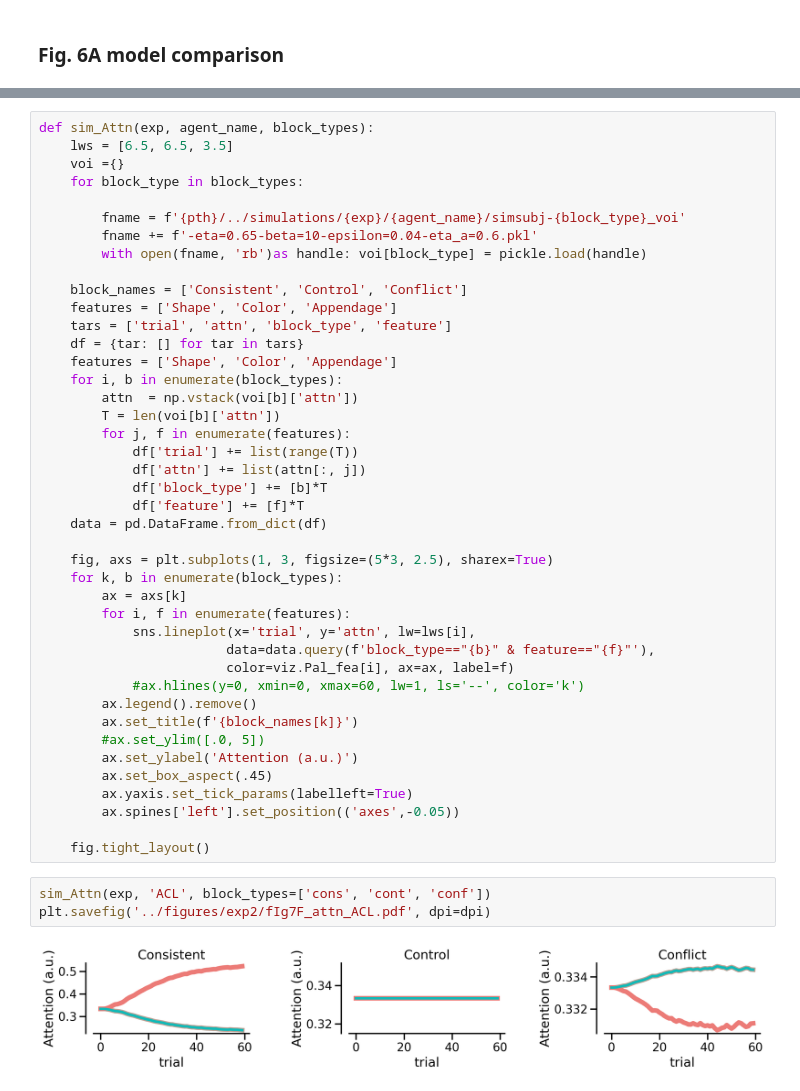
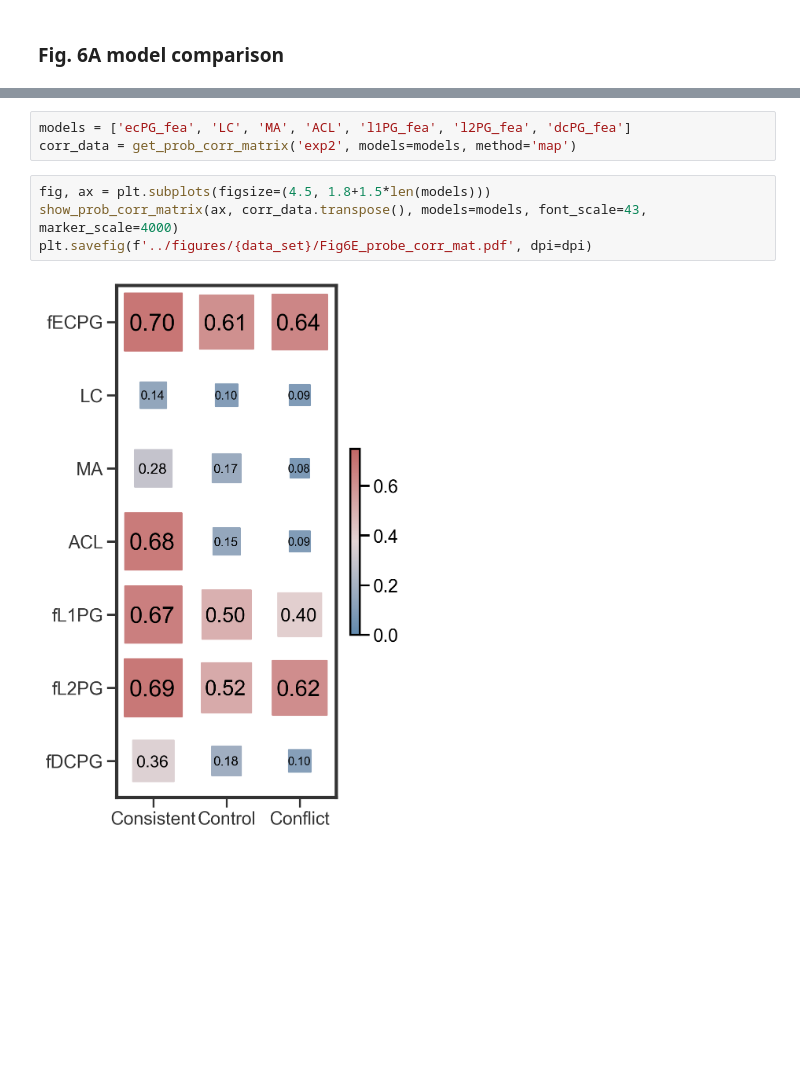
Before and after one commit to fangzefunny/ecpg, a Jupyter notebook: visualization/Fig7.ipynb, the cells around one changed output, grey strips where cells are left out. Drawn from its saved outputs; the diff is of its cells as text; blank space fills up the shorter version.

```diff
--- a/visualization/Fig7.ipynb
+++ b/visualization/Fig7.ipynb
@@ -176,47 +79,9 @@ plt.savefig('../figures/exp2/fIg7E_LClatent.pdf', dpi=dpi)
-# %%
-def sim_Attn(exp, agent_name, block_types):
-    lws = [6.5, 6.5, 3.5]
-    voi ={}
-    for block_type in block_types:
-
-        fname = f'{pth}/../simulations/{exp}/{agent_name}/simsubj-{block_type}_voi'
-        fname += f'-eta=0.65-beta=10-epsilon=0.04-eta_a=0.6.pkl'
-        with open(fname, 'rb')as handle: voi[block_type] = pickle.load(handle)
-
-    block_names = ['Consistent', 'Control', 'Conflict']
-    features = ['Shape', 'Color', 'Appendage']
-    tars = ['trial', 'attn', 'block_type', 'feature']
-    df = {tar: [] for tar in tars}
-    features = ['Shape', 'Color', 'Appendage']
-    for i, b in enumerate(block_types):
-        attn  = np.vstack(voi[b]['attn'])
-        T = len(voi[b]['attn'])
-        for j, f in enumerate(features):
-            df['trial'] += list(range(T))
-            df['attn'] += list(attn[:, j])
-            df['block_type'] += [b]*T
-            df['feature'] += [f]*T
-    data = pd.DataFrame.from_dict(df)
-
-    fig, axs = plt.subplots(1, 3, figsize=(5*3, 2.5), sharex=True)
-    for k, b in enumerate(block_types):
-        ax = axs[k]
-        for i, f in enumerate(features):
-            sns.lineplot(x='trial', y='attn', lw=lws[i],
-                        data=data.query(f'block_type=="{b}" & feature=="{f}"'),
-                        color=viz.Pal_fea[i], ax=ax, label=f)
-            #ax.hlines(y=0, xmin=0, xmax=60, lw=1, ls='--', color='k')
-        ax.legend().remove()
-        ax.set_title(f'{block_names[k]}')
-        #ax.set_ylim([.0, 5])
-        ax.set_ylabel('Attention (a.u.)')
-        ax.set_box_aspect(.45)
-        ax.yaxis.set_tick_params(labelleft=True)
-        ax.spines['left'].set_position(('axes',-0.05))
-
-    fig.tight_layout()
-# %%
-sim_Attn(exp, 'ACL', block_types=['cons', 'cont', 'conf'])
-plt.savefig('../figures/exp2/fIg7F_attn_ACL.pdf', dpi=dpi)
-# %% [output]
-[figure, removed]
+# %%
+models = ['ecPG_fea', 'LC', 'MA', 'ACL', 'l1PG_fea', 'l2PG_fea', 'dcPG_fea']
+corr_data = get_prob_corr_matrix('exp2', models=models, method='map')
+# %%
+fig, ax = plt.subplots(figsize=(4.5, 1.8+1.5*len(models)))
+show_prob_corr_matrix(ax, corr_data.transpose(), models=models, font_scale=43, marker_scale=4000)
+plt.savefig(f'../figures/{data_set}/Fig6E_probe_corr_mat.pdf', dpi=dpi)
+# %% [output]
+[figure, added]
```
Also changed, not shown: parts of 12 cells of this notebook, 6 other files.
